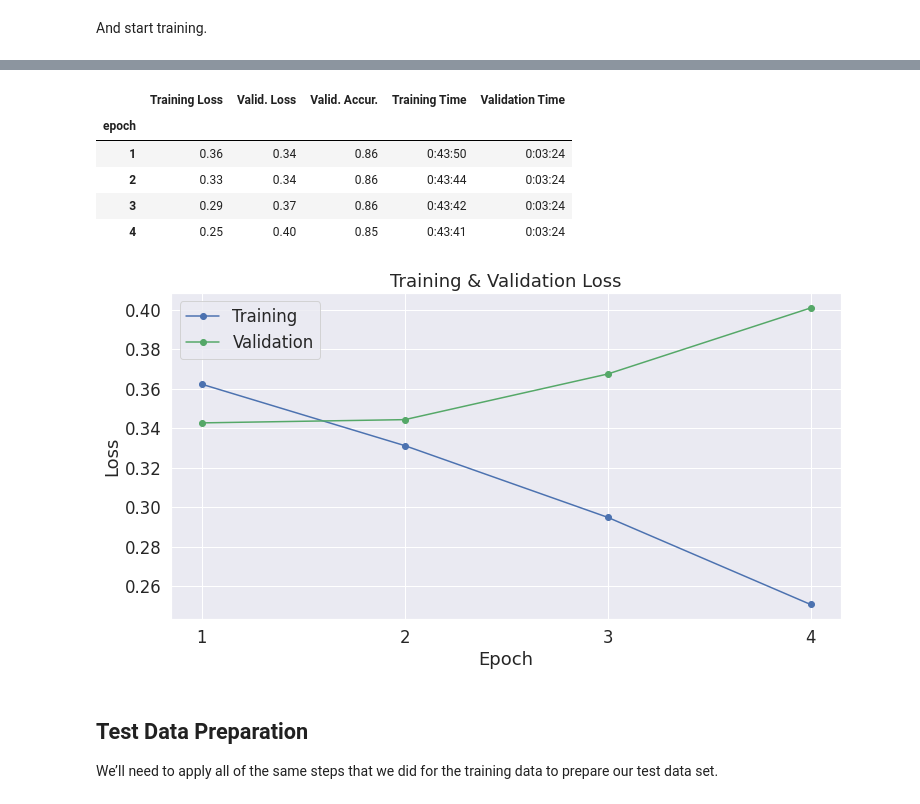
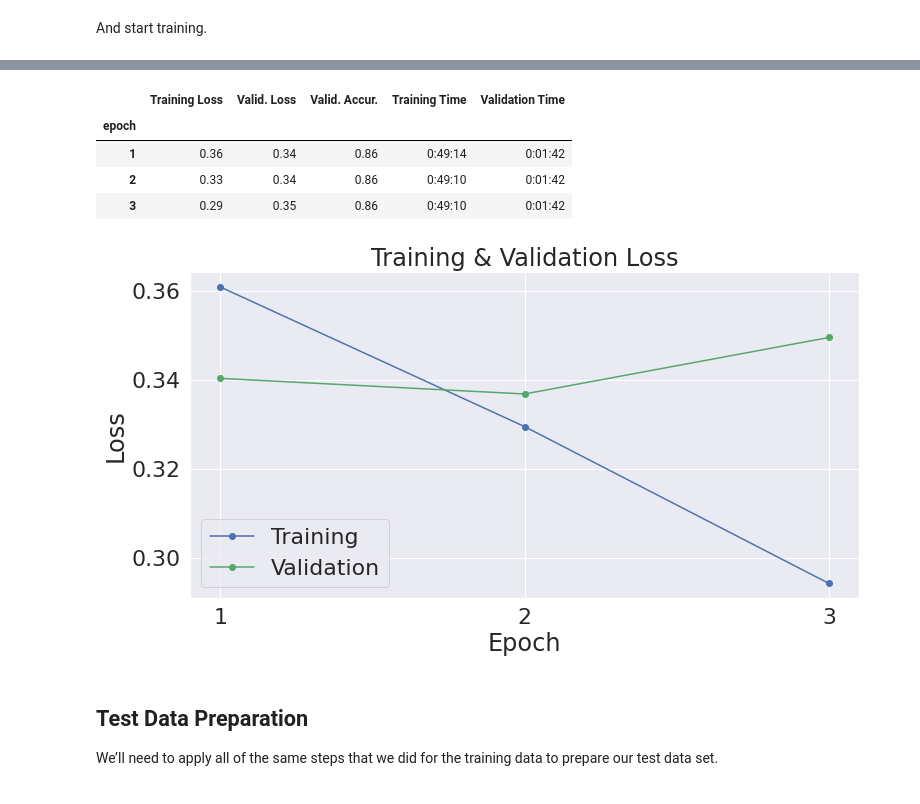
Before and after one commit to RyuichiKikuchi/660, a Jupyter notebook: BERT.ipynb, the cells around one changed output, grey strips where cells are left out. Cells and saved outputs as stored; diff of their text form; code cells hidden in the pictures.

```diff
--- a/BERT.ipynb
+++ b/BERT.ipynb
@@ -154,6 +160,3 @@ labels = train.speaker_role.values
 # %%
 from transformers import BertTokenizer
-
-# Load the BERT tokenizer.
-print('Loading BERT tokenizer...')
-tokenizer = BertTokenizer.from_pretrained('bert-base-cased',lowercase=False)
+tokenizer = BertTokenizer.from_pretrained('bert-base-cased', do_lower_case=False)
@@ -258,7 +236,7 @@ dataset = TensorDataset(input_ids, attention_masks, labels)
 # Create a 90-10 train-validation split.
 
 # Calculate the number of samples to include in each set.
-train_size = int(0.8 * len(dataset))
+train_size = int(0.9 * len(dataset))
 val_size = len(dataset) - train_size
 
 # Divide the dataset by randomly selecting samples.
@@ -376,13 +305,8 @@ optimizer = AdamW(model.parameters(),
 # %%
 from transformers import get_linear_schedule_with_warmup
 
-# Number of training epochs. The BERT authors recommend between 2 and 4.
-# We chose to run for 4, but we'll see later that this may be over-fitting the
-# training data.
-epochs = 4
+epochs = 3
 
-# Total number of training steps is [number of batches] x [number of epochs].
-# (Note that this is not the same as the number of training samples).
 total_steps = len(train_dataloader) * epochs
 
 # Create the learning rate scheduler.
@@ -402,9 +326,7 @@ import time
 import datetime
 
 def format_time(elapsed):
-    '''
-    Takes a time in seconds and returns a string hh:mm:ss
-    '''
+
     # Round to the nearest second.
     elapsed_rounded = int(round((elapsed)))
 
@@ -663,37 +585,36 @@ df_stats
 # %% [output]
 |  | Training Loss | Valid. Loss | Valid. Accur. | Training Time | Validation Time |
 | epoch |  |  |  |  |  |
-| 1 | 0.36 | 0.34 | 0.86 | 0:43:50 | 0:03:24 |
-| 2 | 0.33 | 0.34 | 0.86 | 0:43:44 | 0:03:24 |
-| 3 | 0.29 | 0.37 | 0.86 | 0:43:42 | 0:03:24 |
-| 4 | 0.25 | 0.40 | 0.85 | 0:43:41 | 0:03:24 |
+| 1 | 0.36 | 0.34 | 0.86 | 0:49:14 | 0:01:42 |
+| 2 | 0.33 | 0.34 | 0.86 | 0:49:10 | 0:01:42 |
+| 3 | 0.29 | 0.35 | 0.86 | 0:49:10 | 0:01:42 |
 # %%
 import matplotlib.pyplot as plt
 % matplotlib inline
 
 import seaborn as sns
 
 # Use plot styling from seaborn.
-sns.set(style='darkgrid')
+#sns.set(style='darkgrid')
 
 # Increase the plot size and font size.
-sns.set(font_scale=1.5)
+sns.set(font_scale=2)
 plt.rcParams["figure.figsize"] = (12,6)
 
 # Plot the learning curve.
 plt.plot(df_stats['Training Loss'], 'b-o', label="Training")
 plt.plot(df_stats['Valid. Loss'], 'g-o', label="Validation")
 
 # Label the plot.
-plt.title("Training and Validation Loss")
+plt.title("Training & Validation Loss")
 plt.xlabel("Epoch")
 plt.ylabel("Loss")
 plt.legend()
-plt.xticks([1, 2, 3, 4])
+plt.xticks([1, 2, 3])
 
 plt.show()
 # %% [output]
-[figure, old version]
+[figure, new version]
 # %% [markdown]
 ## Test Data Preparation
 We’ll need to apply all of the same steps that we did for the training data to prepare our test data set.
```
Also changed, not shown: parts of 37 cells of this notebook.
